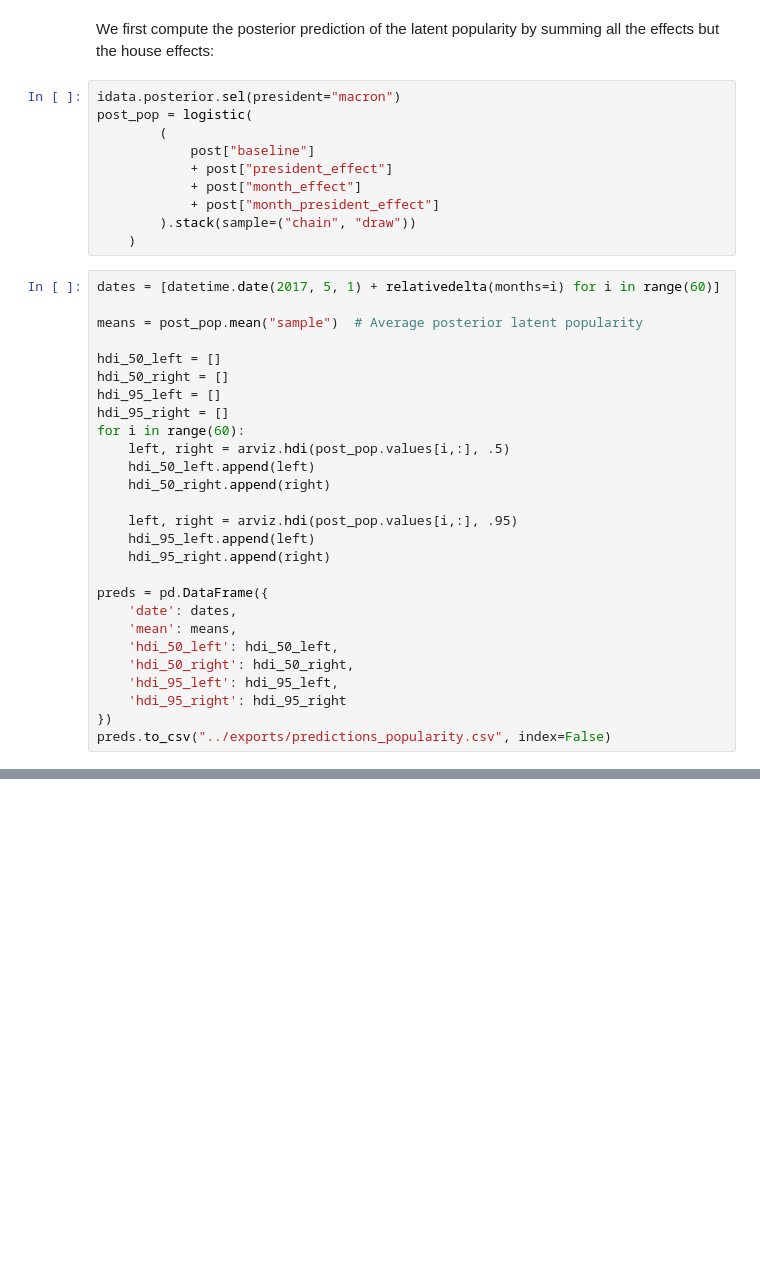
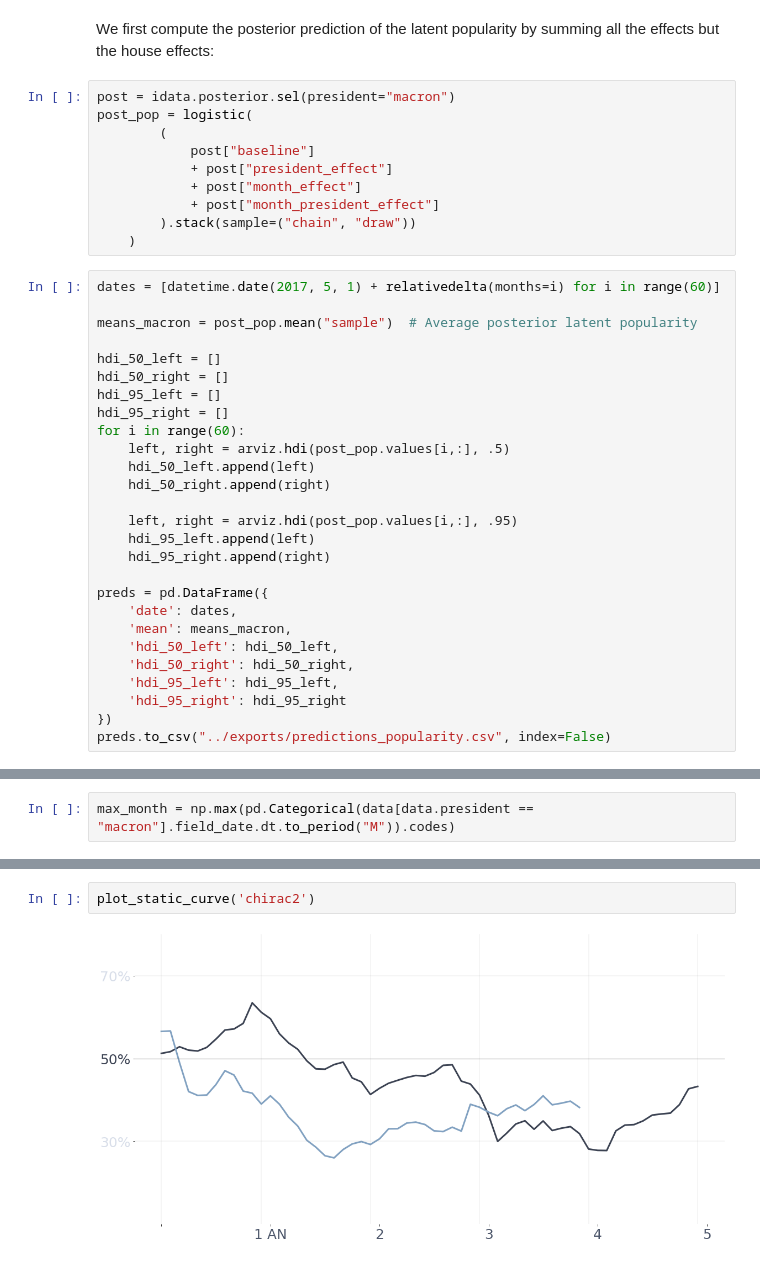
Before and after one commit to pollsposition/dashboards, a Jupyter notebook: notebooks/popularity_president.ipynb, the cells around one changed output, grey strips where cells are left out. Cells and saved outputs as stored; diff of their text form; blank space fills up the shorter version.

Commit message:
update comparisons to former presidents

```diff
--- a/notebooks/popularity_president.ipynb
+++ b/notebooks/popularity_president.ipynb
@@ -380,7 +380,7 @@ polls_macron.to_csv("../exports/polls_popularity.csv", index=False)
 # %% [markdown]
 We first compute the posterior prediction of the latent popularity by summing all the effects but the house effects:
 # %%
-idata.posterior.sel(president="macron")
+post = idata.posterior.sel(president="macron")
 post_pop = logistic(
         (
             post["baseline"]
@@ -392,7 +392,7 @@ post_pop = logistic(
 # %%
 dates = [datetime.date(2017, 5, 1) + relativedelta(months=i) for i in range(60)]
 
-means = post_pop.mean("sample")  # Average posterior latent popularity
+means_macron = post_pop.mean("sample")  # Average posterior latent popularity
 
 hdi_50_left = []
 hdi_50_right = []
@@ -409,7 +409,7 @@ for i in range(60):
 
 preds = pd.DataFrame({
     'date': dates,
-    'mean': means,
+    'mean': means_macron,
     'hdi_50_left': hdi_50_left,
     'hdi_50_right': hdi_50_right,
     'hdi_95_left': hdi_95_left,
@@ -418,0 +421,2 @@ preds.to_csv("../exports/predictions_popularity.csv", index=False)
+# %%
+max_month = np.max(pd.Categorical(data[data.president == "macron"].field_date.dt.to_period("M")).codes)
@@ -418,0 +478,4 @@ preds.to_csv("../exports/predictions_popularity.csv", index=False)
+# %%
+plot_static_curve('chirac2')
+# %% [output]
+[figure, added]
```
Also changed, not shown: parts of 12 cells of this notebook, 5 other files.
